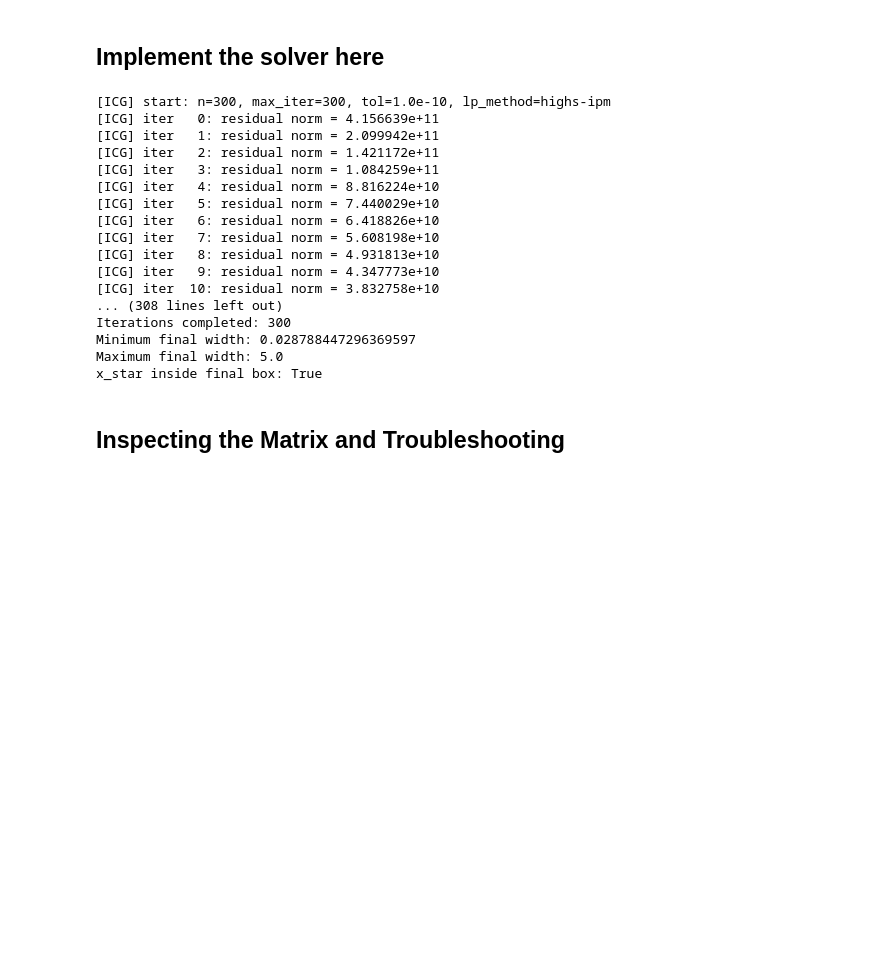
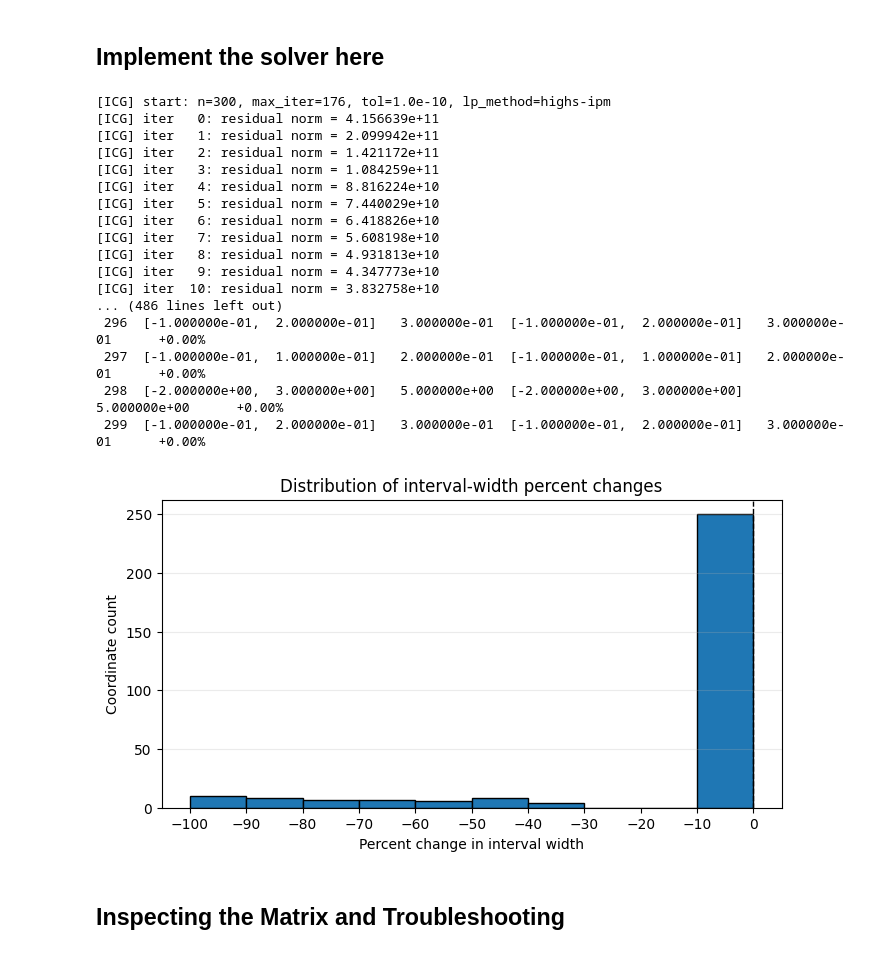
Before and after one commit to GATE-Digital-Twin-Lab/cg-hyperbox-simulations, a Jupyter notebook: system_303_solver.ipynb, the cells around one changed output. Cells and saved outputs as stored; diff of their text form; code cells hidden in the pictures; blank space fills up the shorter version.

```diff
--- a/system_303_solver.ipynb
+++ b/system_303_solver.ipynb
@@ -398,41 +398,100 @@ system303 = SPDSystem(
 
 result303 = interval_conjugate_gradient(
     system303,
-    m=None,
+    m=176,
     verbose=True,
     tol=1e-10,
     lp_method="highs-ipm",
     lp_fallback_method="highs-ds",
     progress=True,
     lp_print_every=25,
 )
+
+
+def print_interval_contraction_report(ell0, u0, ell_m, u_m, max_rows=None, plot=True):
+    initial_width = np.asarray(u0) - np.asarray(ell0)
+    final_width = np.asarray(u_m) - np.asarray(ell_m)
+
+    with np.errstate(divide="ignore", invalid="ignore"):
+        pct_change = 100.0 * (final_width - initial_width) / initial_width
+
+    n_rows = len(initial_width) if max_rows is None else min(max_rows, len(initial_width))
+    header = (
+        f"{'i':>4}  {'[ell0, u0]':>31}  {'w0':>12}  "
+        f"{'[ell_m, u_m]':>31}  {'w_m':>12}  {'change':>10}"
+    )
+    print(header)
+    print("-" * len(header))
+    for i in range(n_rows):
+        pct_label = "n/a" if not np.isfinite(pct_change[i]) else f"{pct_change[i]:+.2f}%"
+        print(
+            f"{i:4d}  "
+            f"[{ell0[i]: .6e}, {u0[i]: .6e}]  {initial_width[i]: .6e}  "
+            f"[{ell_m[i]: .6e}, {u_m[i]: .6e}]  {final_width[i]: .6e}  "
+            f"{pct_label:>10}"
+        )
+
+    if max_rows is not None and n_rows < len(initial_width):
+        print(f"... {len(initial_width) - n_rows} rows omitted")
+
+    finite_pct_change = pct_change[np.isfinite(pct_change)]
+    if plot and finite_pct_change.size:
+        import matplotlib.pyplot as plt
+
+        lo = 10.0 * np.floor(finite_pct_change.min() / 10.0)
+        hi = 10.0 * np.ceil(finite_pct_change.max() / 10.0)
+        if lo == hi:
+            lo -= 10.0
+            hi += 10.0
+        bins = np.arange(lo, hi + 10.0, 10.0)
+
+        fig, ax = plt.subplots(figsize=(8, 4))
+        ax.hist(finite_pct_change, bins=bins, edgecolor="black")
+        ax.axvline(0.0, color="black", linewidth=1, linestyle="--")
+        ax.set_xlabel("Percent change in interval width")
+        ax.set_ylabel("Coordinate count")
+        ax.set_title("Distribution of interval-width percent changes")
+        ax.set_xticks(bins)
+        ax.grid(axis="y", alpha=0.25)
+        plt.show()
+
+    return pct_change
+
 
 print("\nFinal residual norm:", np.linalg.norm(result303.residual))
 print("Iterations completed:", result303.n_iters)
 print("Minimum final width:", np.min(result303.u - result303.ell))
 print("Maximum final width:", np.max(result303.u - result303.ell))
 print(
     "x_star inside final box:",
     bool(np.all(result303.ell <= x_star + 1e-8) and np.all(x_star <= result303.u + 1e-8)),
 )
+
+width_pct_change = print_interval_contraction_report(
+    ell0,
+    u0,
+    result303.ell,
+    result303.u,
+)
 # %% [output]
-[ICG] start: n=300, max_iter=300, tol=1.0e-10, lp_method=highs-ipm
+[ICG] start: n=300, max_iter=176, tol=1.0e-10, lp_method=highs-ipm
 [ICG] iter   0: residual norm = 4.156639e+11
 [ICG] iter   1: residual norm = 2.099942e+11
 [ICG] iter   2: residual norm = 1.421172e+11
 [ICG] iter   3: residual norm = 1.084259e+11
 [ICG] iter   4: residual norm = 8.816224e+10
 [ICG] iter   5: residual norm = 7.440029e+10
 [ICG] iter   6: residual norm = 6.418826e+10
 [ICG] iter   7: residual norm = 5.608198e+10
 [ICG] iter   8: residual norm = 4.931813e+10
 [ICG] iter   9: residual norm = 4.347773e+10
 [ICG] iter  10: residual norm = 3.832758e+10
-... (308 lines left out)
-Iterations completed: 300
-Minimum final width: 0.028788447296369597
-Maximum final width: 5.0
-x_star inside final box: True
+... (486 lines left out)
+ 296  [-1.000000e-01,  2.000000e-01]   3.000000e-01  [-1.000000e-01,  2.000000e-01]   3.000000e-01      +0.00%
+ 297  [-1.000000e-01,  1.000000e-01]   2.000000e-01  [-1.000000e-01,  1.000000e-01]   2.000000e-01      +0.00%
+ 298  [-2.000000e+00,  3.000000e+00]   5.000000e+00  [-2.000000e+00,  3.000000e+00]   5.000000e+00      +0.00%
+ 299  [-1.000000e-01,  2.000000e-01]   3.000000e-01  [-1.000000e-01,  2.000000e-01]   3.000000e-01      +0.00%
+[figure, added]
 # %% [markdown]
 ## Inspecting the Matrix and Troubleshooting
 # %%
```
Also changed, not shown: parts of 3 cells of this notebook.
